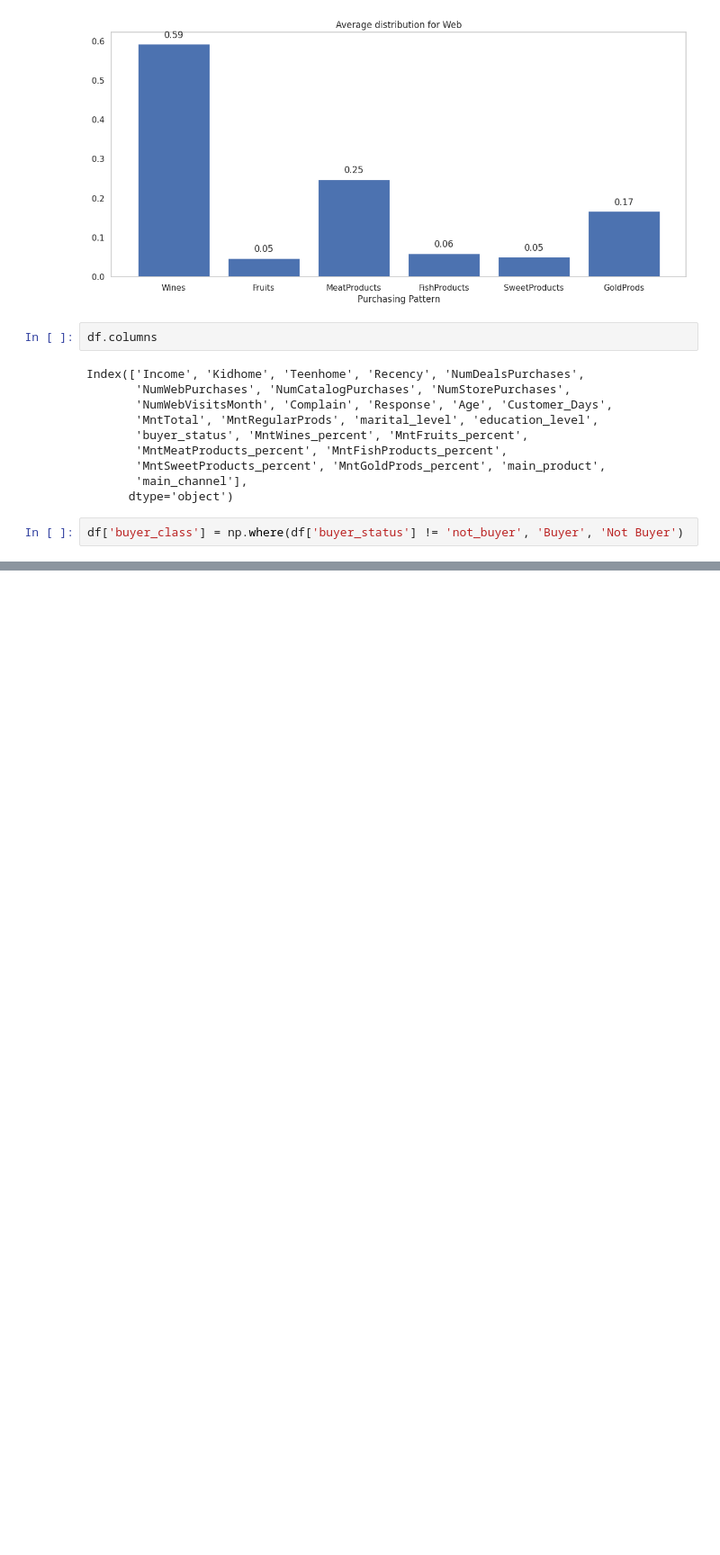
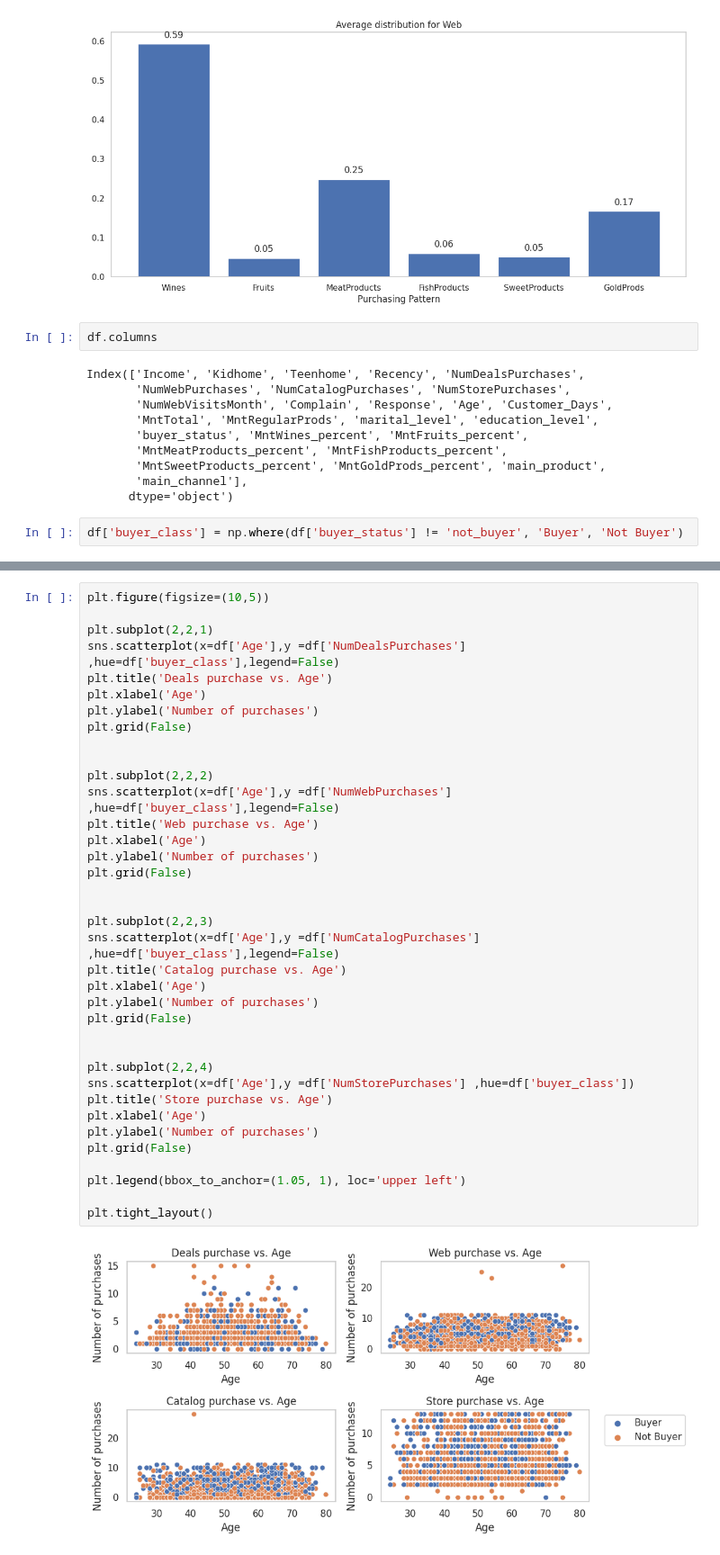
Before and after one commit to petrugeral/Marketing_Analytics, a Jupyter notebook: ifood_marketing_analytics/workspace.ipynb, the cells around one changed output, grey strips where cells are left out. Shown at 90% size. Saved outputs shown, nothing was run; the diff lists cells and outputs as text; blank space fills up the shorter version.

```diff
--- a/ifood_marketing_analytics/workspace.ipynb
+++ b/ifood_marketing_analytics/workspace.ipynb
@@ -607,0 +629,39 @@ No artists with labels found to put in legend.  Note that artists whose label st
+# %%
+plt.figure(figsize=(10,5))
+
+plt.subplot(2,2,1)
+sns.scatterplot(x=df['Age'],y =df['NumDealsPurchases'] ,hue=df['buyer_class'],legend=False)
+plt.title('Deals purchase vs. Age')
+plt.xlabel('Age')
+plt.ylabel('Number of purchases')
+plt.grid(False)
+
+
+plt.subplot(2,2,2)
+sns.scatterplot(x=df['Age'],y =df['NumWebPurchases'] ,hue=df['buyer_class'],legend=False)
+plt.title('Web purchase vs. Age')
+plt.xlabel('Age')
+plt.ylabel('Number of purchases')
+plt.grid(False)
+
+
+plt.subplot(2,2,3)
+sns.scatterplot(x=df['Age'],y =df['NumCatalogPurchases'] ,hue=df['buyer_class'],legend=False)
+plt.title('Catalog purchase vs. Age')
+plt.xlabel('Age')
+plt.ylabel('Number of purchases')
+plt.grid(False)
+
+
+plt.subplot(2,2,4)
+sns.scatterplot(x=df['Age'],y =df['NumStorePurchases'] ,hue=df['buyer_class'])
+plt.title('Store purchase vs. Age')
+plt.xlabel('Age')
+plt.ylabel('Number of purchases')
+plt.grid(False)
+
+plt.legend(bbox_to_anchor=(1.05, 1), loc='upper left')
+
+plt.tight_layout()
+# %% [output]
+[figure, added]
```
Also changed, not shown: parts of 4 cells of this notebook.
